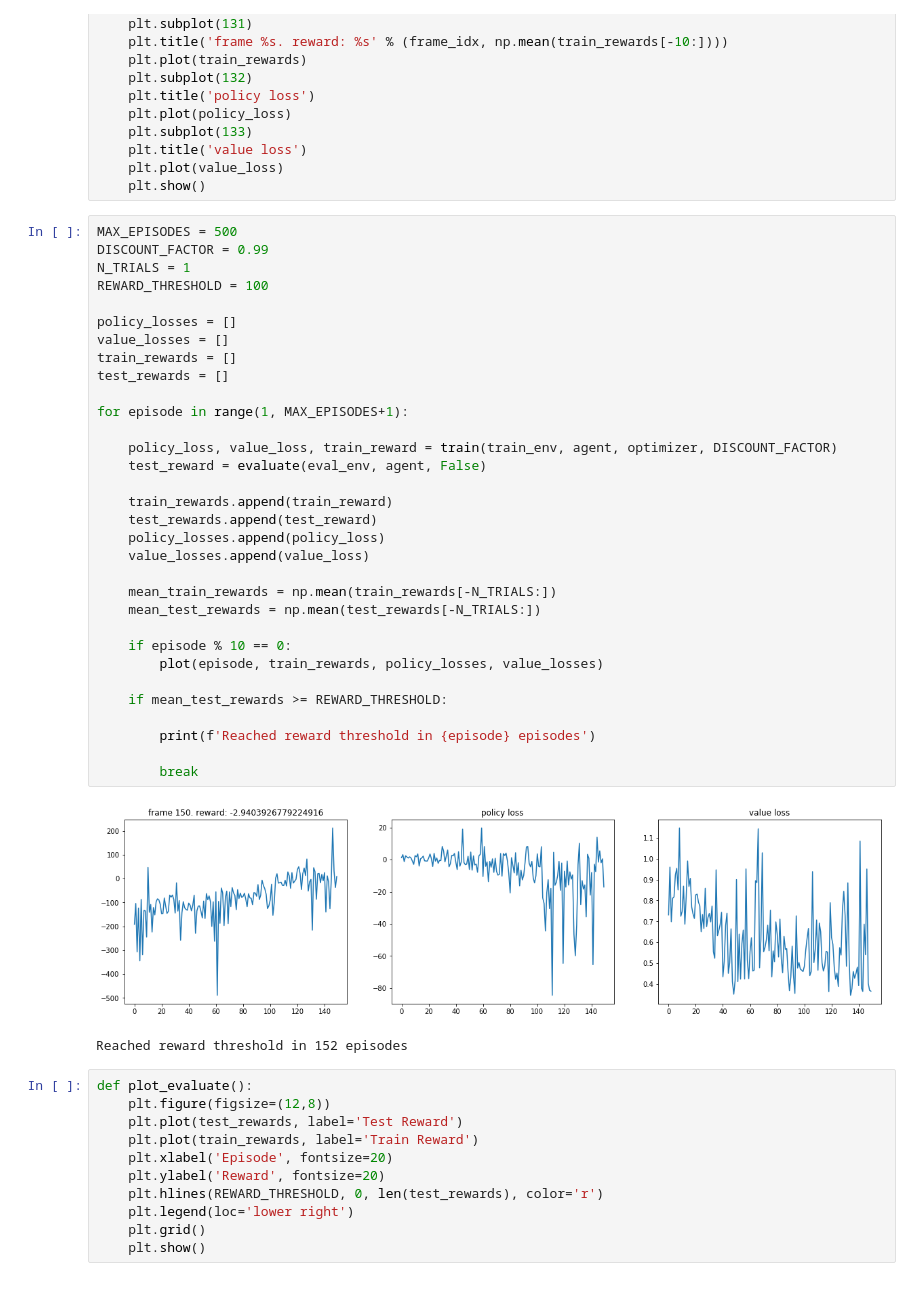
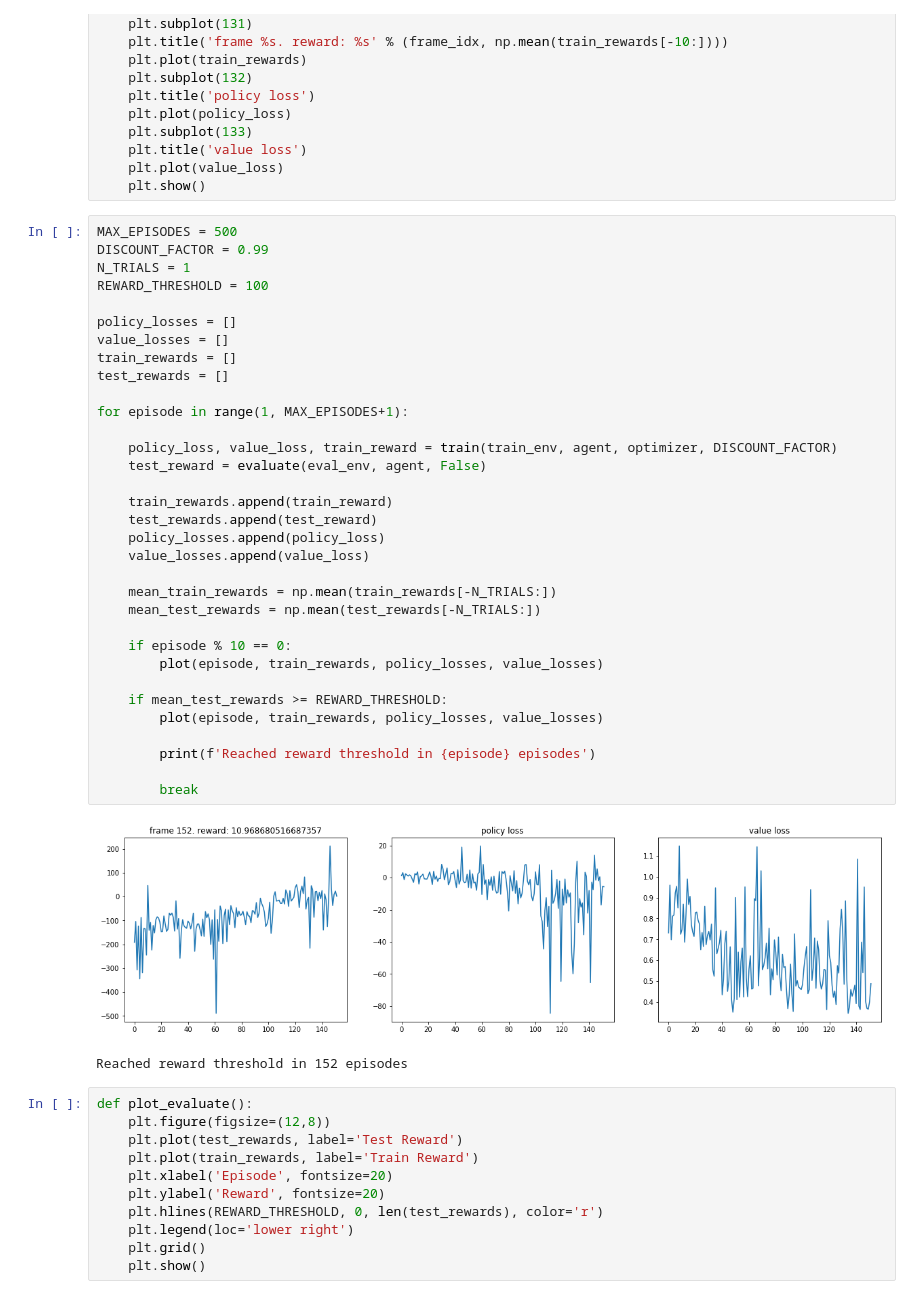
Before and after one commit to pockeleewout/RL_Lab, a Jupyter notebook: lab_session8/LunarLander/A2C_PPO.ipynb, the cells around one changed output. Saved outputs shown, nothing was run; the diff lists cells and outputs as text.

```diff
--- a/lab_session8/LunarLander/A2C_PPO.ipynb
+++ b/lab_session8/LunarLander/A2C_PPO.ipynb
@@ -420,34 +420,35 @@ DISCOUNT_FACTOR = 0.99
 N_TRIALS = 1
 REWARD_THRESHOLD = 100
 
 policy_losses = []
 value_losses = []
 train_rewards = []
 test_rewards = []
 
 for episode in range(1, MAX_EPISODES+1):
 
     policy_loss, value_loss, train_reward = train(train_env, agent, optimizer, DISCOUNT_FACTOR)
     test_reward = evaluate(eval_env, agent, False)
 
     train_rewards.append(train_reward)
     test_rewards.append(test_reward)
     policy_losses.append(policy_loss)
     value_losses.append(value_loss)
 
     mean_train_rewards = np.mean(train_rewards[-N_TRIALS:])
     mean_test_rewards = np.mean(test_rewards[-N_TRIALS:])
 
     if episode % 10 == 0:
         plot(episode, train_rewards, policy_losses, value_losses)
 
     if mean_test_rewards >= REWARD_THRESHOLD:
+        plot(episode, train_rewards, policy_losses, value_losses)
 
         print(f'Reached reward threshold in {episode} episodes')
 
         break
 # %% [output]
-[figure, old version]
+[figure, new version]
 Reached reward threshold in 152 episodes
 # %%
 def plot_evaluate():
```
Also changed, not shown: parts of 1 cell of this notebook, 7 other files.
